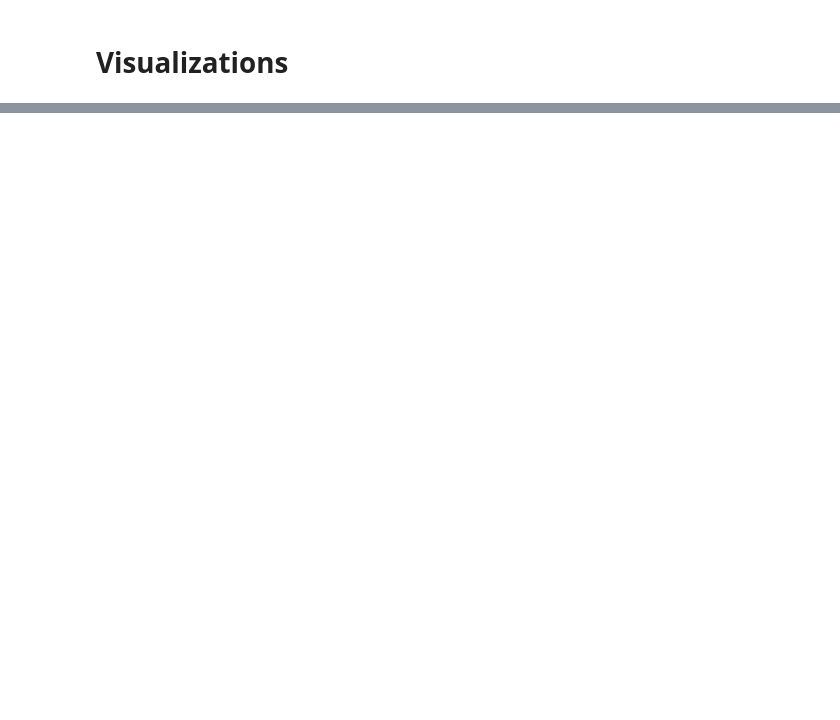
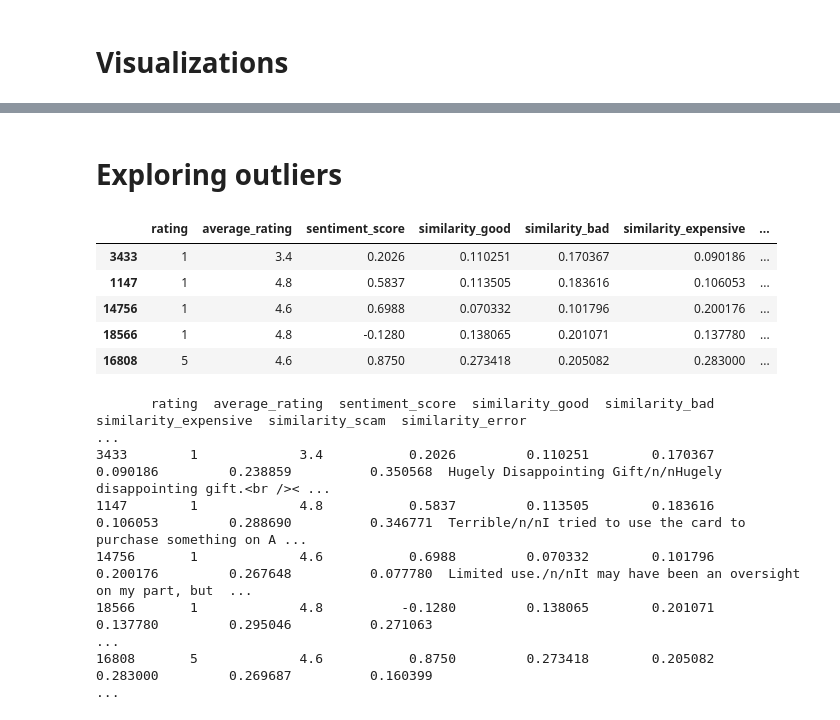
Before and after one commit to aRavanel/ReviewOutliers, a Jupyter notebook: notebooks/04_outlier_and_shift.ipynb, the cells around one changed output, grey strips where cells are left out. Cells and saved outputs as stored; diff of their text form; code cells hidden in the pictures; blank space fills up the shorter version.

```diff
--- a/notebooks/04_outlier_and_shift.ipynb
+++ b/notebooks/04_outlier_and_shift.ipynb
@@ -124,0 +243,42 @@ PSI Score - Train: 2.98, Test: 3.31, (higher is more different)
+# %% [markdown]
+# Exploring outliers
+# %%
+# add the score to the dataframe and sort it
+test_df_enriched["scores"] = scores_test
+test_df_sorted = test_df_enriched.sort_values(by='scores', ascending=False)
+
+col_to_display = [
+    "rating",
+    "average_rating",
+    "sentiment_score",
+    "similarity_good",
+    "similarity_bad",
+    "similarity_expensive",
+    "similarity_scam",
+    "similarity_error",
+    "text_review",
+    "text_metadata",
+    "hour",
+    "helpful_vote",
+    "price",
+    "length_char",
+    "interaction_score",
+    "readability",
+    ]
+
+# show top rows
+display(test_df_sorted[col_to_display].head(5))
+print(test_df_sorted[col_to_display].head(5))
+# %% [output]
+|  | rating | average_rating | sentiment_score | similarity_good | similarity_bad | similarity_expensive | ... |
+| 3433 | 1 | 3.4 | 0.2026 | 0.110251 | 0.170367 | 0.090186 | ... |
+| 1147 | 1 | 4.8 | 0.5837 | 0.113505 | 0.183616 | 0.106053 | ... |
+| 14756 | 1 | 4.6 | 0.6988 | 0.070332 | 0.101796 | 0.200176 | ... |
+| 18566 | 1 | 4.8 | -0.1280 | 0.138065 | 0.201071 | 0.137780 | ... |
+| 16808 | 5 | 4.6 | 0.8750 | 0.273418 | 0.205082 | 0.283000 | ... |
+       rating  average_rating  sentiment_score  similarity_good  similarity_bad  similarity_expensive  similarity_scam  similarity_error                                                                 ...
+3433        1             3.4           0.2026         0.110251        0.170367              0.090186         0.238859          0.350568  Hugely Disappointing Gift/n/nHugely disappointing gift.<br />< ...
+1147        1             4.8           0.5837         0.113505        0.183616              0.106053         0.288690          0.346771  Terrible/n/nI tried to use the card to purchase something on A ...
+14756       1             4.6           0.6988         0.070332        0.101796              0.200176         0.267648          0.077780  Limited use./n/nIt may have been an oversight on my part, but  ...
+18566       1             4.8          -0.1280         0.138065        0.201071              0.137780         0.295046          0.271063                                                                 ...
+16808       5             4.6           0.8750         0.273418        0.205082              0.283000         0.269687          0.160399                                                                 ...
```
Also changed, not shown: parts of 17 cells of this notebook, 1 other file.
